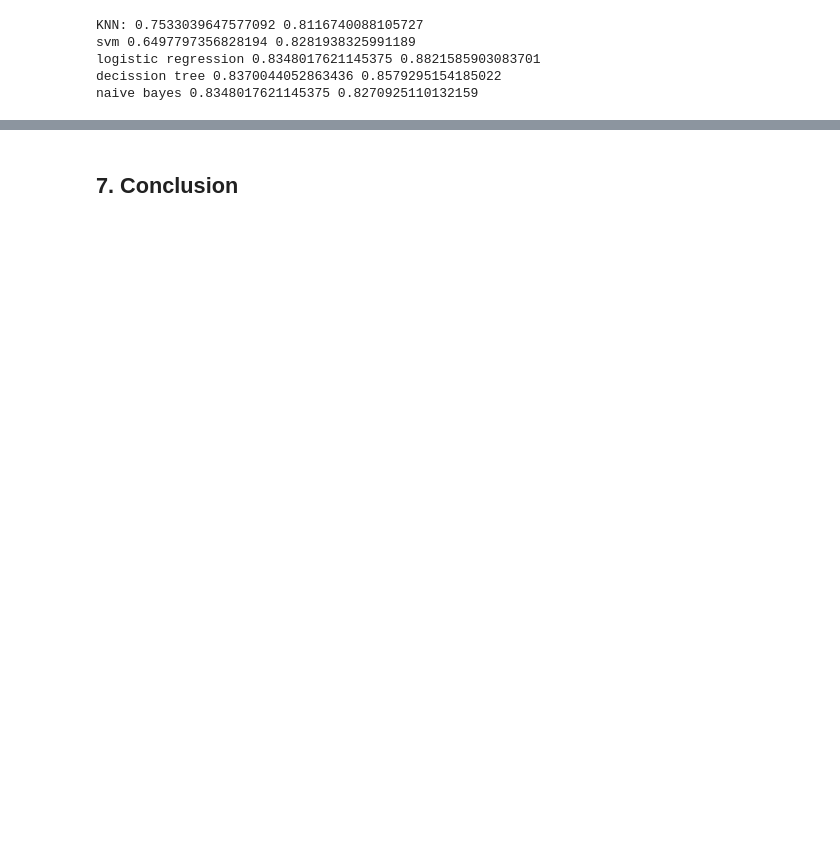
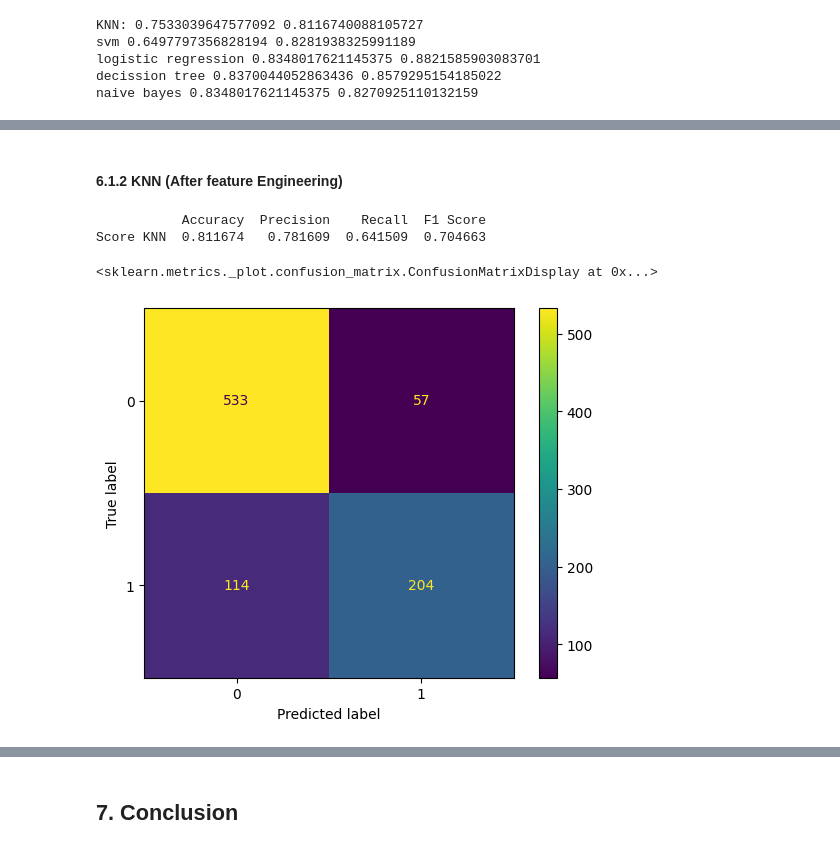
Before and after one commit to toschka123/Student_Dropout, a Jupyter notebook: ML_Project.ipynb, the cells around one changed output, grey strips where cells are left out. Cells and saved outputs as stored; diff of their text form; code cells hidden in the pictures; blank space fills up the shorter version.

```diff
--- a/ML_Project.ipynb
+++ b/ML_Project.ipynb
@@ -1136,0 +1290,24 @@ naive bayes 0.8348017621145375 0.8270925110132159
+# %% [markdown]
+#### 6.1.2 KNN (After feature Engineering)
+# %%
+##table of different evaluation metrics
+metrics_knn = {
+    "Accuracy": accuracy_score(y_test,y_pred_knn_af),
+    "Precision": precision_score(y_test, y_pred_knn_af),
+    "Recall": recall_score(y_test, y_pred_knn_af),
+    "F1 Score": f1_score(y_test, y_pred_knn_af),
+    #"ROC AUC": roc_auc_score(X_test, x_pred_svm)
+}
+
+metrics_df_svm = pd.DataFrame(metrics_knn, index=["Score KNN"])
+print(metrics_df_svm)
+
+#CONSUFION MATRIX
+cm_knn = confusion_matrix(y_test,y_pred_knn_af)
+disp = ConfusionMatrixDisplay(confusion_matrix=cm_knn)
+disp.plot()
+# %% [output]
+           Accuracy  Precision    Recall  F1 Score
+Score KNN  0.811674   0.781609  0.641509  0.704663
+<sklearn.metrics._plot.confusion_matrix.ConfusionMatrixDisplay at 0x...>
+[figure, added]
```
Also changed, not shown: parts of 35 cells of this notebook.
